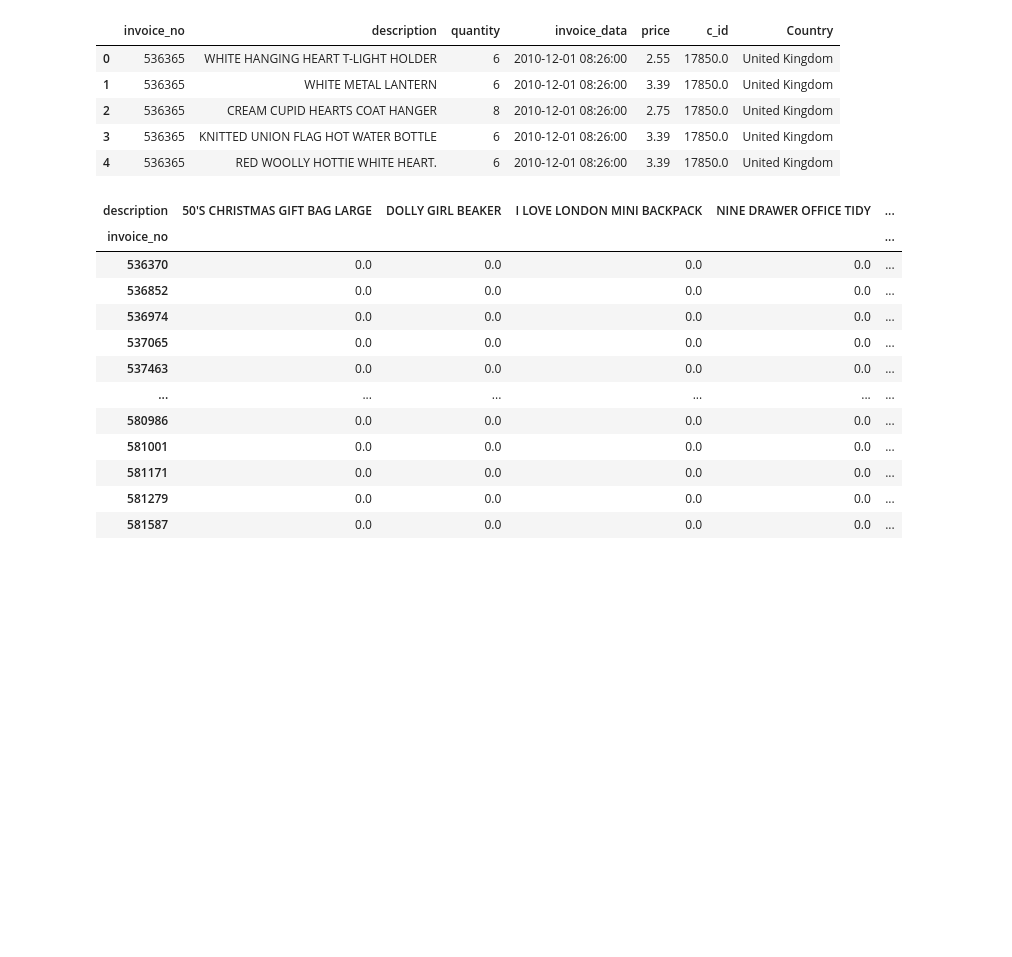
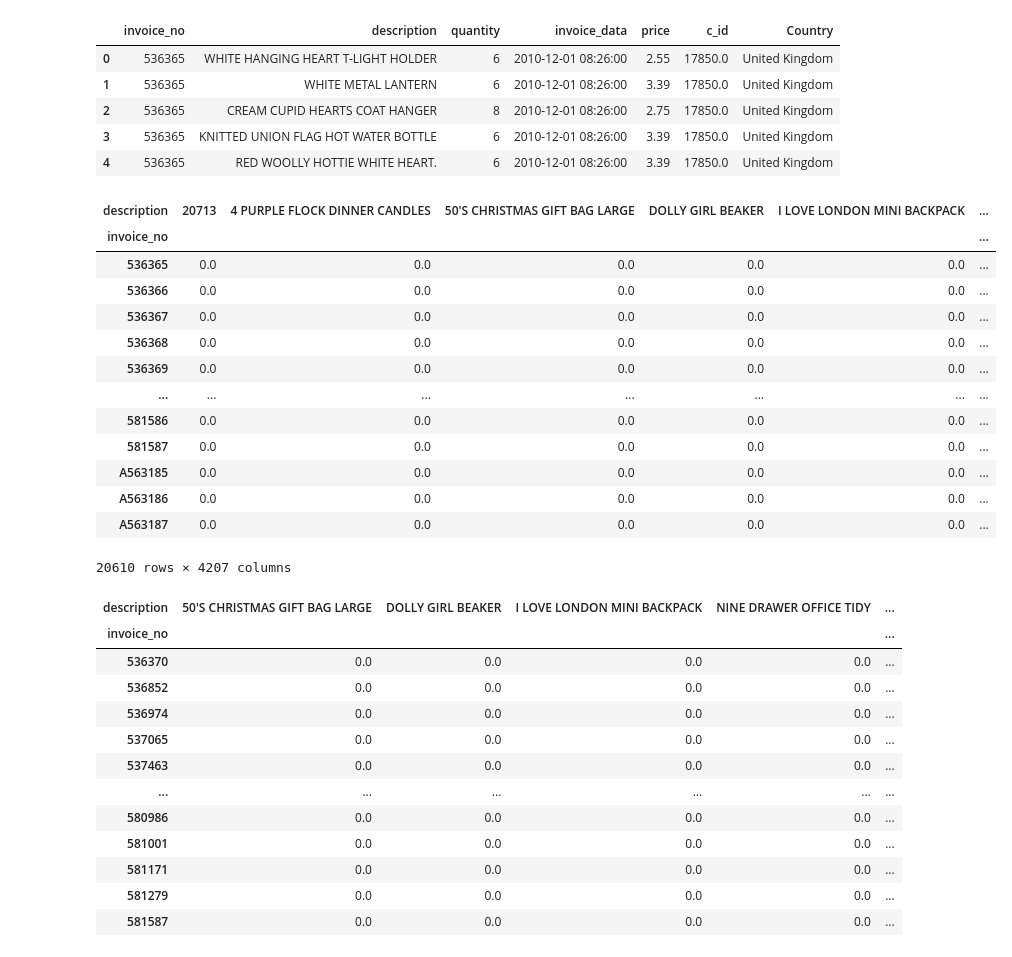
Before and after one commit to vash-ashutosh/Minor_project, a Jupyter notebook: Apriori/Apriori_trial_on_data.ipynb, the cells around one changed output. Saved outputs shown, nothing was run; the diff lists cells and outputs as text; code cells hidden in the pictures; blank space fills up the shorter version.

```diff
--- a/Apriori/Apriori_trial_on_data.ipynb
+++ b/Apriori/Apriori_trial_on_data.ipynb
@@ -110,4 +110,25 @@ data.head()
 | 2 | 536365 | CREAM CUPID HEARTS COAT HANGER | 8 | 2010-12-01 08:26:00 | 2.75 | 17850.0 | United Kingdom |
 | 3 | 536365 | KNITTED UNION FLAG HOT WATER BOTTLE | 6 | 2010-12-01 08:26:00 | 3.39 | 17850.0 | United Kingdom |
 | 4 | 536365 | RED WOOLLY HOTTIE WHITE HEART. | 6 | 2010-12-01 08:26:00 | 3.39 | 17850.0 | United Kingdom |
+# %%
+# Converting all items in desciption of same invoice to columns
+basket = (df.groupby(['invoice_no', 'description'])['quantity']
+          .sum().unstack().reset_index().fillna(0)
+          .set_index('invoice_no'))
+basket
+# %% [output]
+| description | 20713 | 4 PURPLE FLOCK DINNER CANDLES | 50'S CHRISTMAS GIFT BAG LARGE | DOLLY GIRL BEAKER | I LOVE LONDON MINI BACKPACK | ... |
+| invoice_no |  |  |  |  |  | ... |
+| 536365 | 0.0 | 0.0 | 0.0 | 0.0 | 0.0 | ... |
+| 536366 | 0.0 | 0.0 | 0.0 | 0.0 | 0.0 | ... |
+| 536367 | 0.0 | 0.0 | 0.0 | 0.0 | 0.0 | ... |
+| 536368 | 0.0 | 0.0 | 0.0 | 0.0 | 0.0 | ... |
+| 536369 | 0.0 | 0.0 | 0.0 | 0.0 | 0.0 | ... |
+| ... | ... | ... | ... | ... | ... | ... |
+| 581586 | 0.0 | 0.0 | 0.0 | 0.0 | 0.0 | ... |
+| 581587 | 0.0 | 0.0 | 0.0 | 0.0 | 0.0 | ... |
+| A563185 | 0.0 | 0.0 | 0.0 | 0.0 | 0.0 | ... |
+| A563186 | 0.0 | 0.0 | 0.0 | 0.0 | 0.0 | ... |
+| A563187 | 0.0 | 0.0 | 0.0 | 0.0 | 0.0 | ... |
+20610 rows × 4207 columns
 # %%
```
Also changed, not shown: parts of 6 cells of this notebook, 8 other files.
